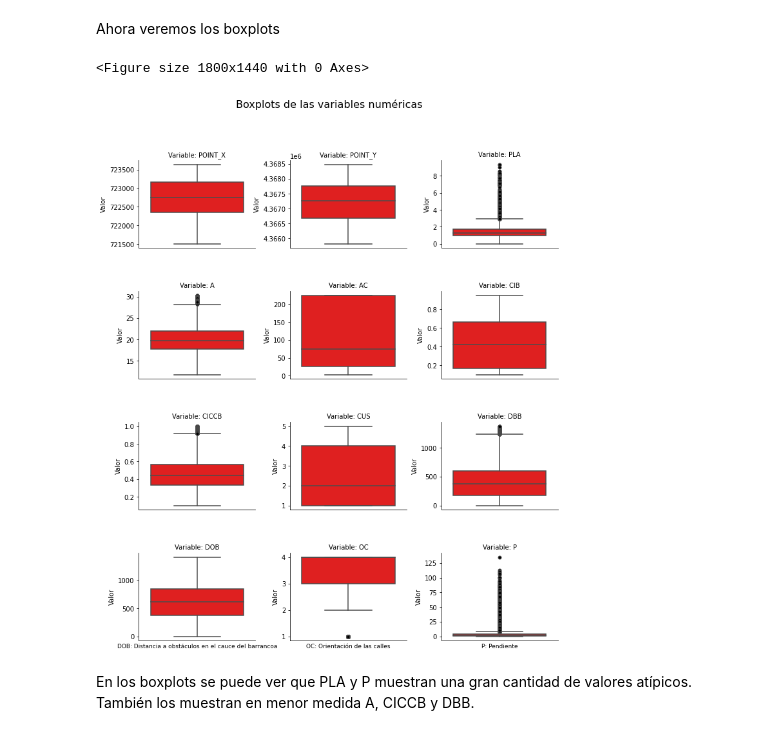
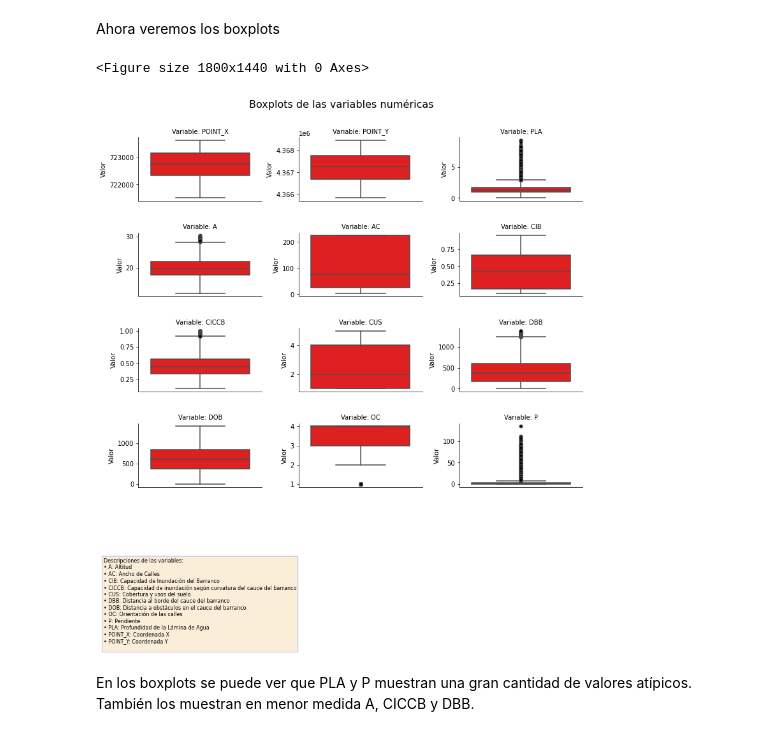
Before and after one commit to hugosuarezglez/En-Peu, a Jupyter notebook: analisis_exploratorio.ipynb, the cells around one changed output. Saved outputs shown, nothing was run; the diff lists cells and outputs as text; code cells hidden in the pictures.

```diff
--- a/analisis_exploratorio.ipynb
+++ b/analisis_exploratorio.ipynb
@@ -85,46 +85,52 @@ g_box = sns.FacetGrid(data_long, col="Variable", col_wrap=3, sharey=False,
 # '_dummy_x_boxplot' va al eje X.
 # 'Valor' va al eje Y.
 g_box.map(sns.boxplot, "_dummy_x_boxplot", "Valor", color="red", flierprops=dict(marker='o', markerfacecolor='black', markersize=5))
 
 # Limpiar las etiquetas y ticks del eje X dummy para que no se vean
 g_box.set_axis_labels("", "Valor") # Pone etiqueta del eje X vacía, Y como "Valor"
 # Iterar sobre cada subplot para quitar los ticks del eje X
+
+
 for ax in g_box.axes.flat:
     ax.set_xticks([]) # Elimina los ticks del eje X
     ax.set_xticklabels([]) # Elimina las etiquetas de los ticks del eje X
+    ax.set_xlabel("") # Asegúrate de que el xlabel esté vacío
+    ax.set_ylabel("Valor") # Vuelve a poner la etiqueta del eje Y
+
+
 
 g_box.set_titles("Variable: {col_name}")
 
-for ax, col_name in zip(g_box.axes.flat, g_box.col_names):
-    # Obtén la descripción de la variable
-    description = variable_descriptions.get(col_name, f"Variable {col_name} (Descripción no disponible)")
-
-    # Establece el xlabel de cada subplot como el pie de foto descriptivo
-    # Este será el "pie de foto"
-    ax.set_xlabel(f'{col_name}: {description}', fontsize=9, labelpad=10) # labelpad para añadir espacio entre el gráfico y el texto
+# --- CREAR LA "LEYENDA" CONSOLIDADA COMO UN BLOQUE DE TEXTO ---
+legend_text = "Descripciones de las variables:\n"
+# Ordenar las variables para una leyenda más legible (opcional)
+sorted_variables = sorted(data_long['Variable'].unique())
+for var_name in sorted_variables:
+    description = variable_descriptions.get(var_name, f"Descripción no disponible para {var_name}")
+    legend_text += f"• {var_name}: {description}\n" # Usamos Markdown para negrita si es compatible con tu backend/visor
 
 
-    # Limpiar las etiquetas y ticks del eje X dummy
-    ax.set_xticks([]) # Elimina los ticks del eje X
-    ax.set_xticklabels([]) # Elimina las etiquetas de los ticks del eje X
+g_box.fig.text(0.02, 0.02, legend_text, ha='left', va='bottom', fontsize=8,
+               bbox=dict(boxstyle="round,pad=0.3", fc="wheat", ec="b", lw=0.5, alpha=0.5),
+               wrap=True) # wrap=True para que el texto se ajuste si es muy largo
 
-    # Asegurarse de que la etiqueta del eje Y sea "Valor" si es necesario
-    ax.set_ylabel("Valor")
+g_box.fig.tight_layout(rect=[0, 0.3, 1, 0.98]) # Ajustado 'bottom' a 0.2
+
 
 g_box.fig.suptitle("Boxplots de las variables numéricas", y=1.02, fontsize=16)
-plt.tight_layout(rect=[0.03, 0.02, 0.97, 0.97])
+#plt.tight_layout(rect=[0.03, 0.02, 0.97, 0.97])
 
 g_box.fig.subplots_adjust(hspace=0.5, wspace=0.3)
 
 # Guardar la figura en el directorio
 plt.savefig('boxplot_analisis_exploratorio.png', bbox_inches='tight', dpi=300)
 
 # Mostrar los boxplots
 
 
 plt.show()
 # %% [output]
 <Figure size 1800x1440 with 0 Axes>
-[figure, old version]
+[figure, new version]
 # %% [markdown]
 En los boxplots se puede ver que PLA y P muestran una gran cantidad de valores atípicos. También los muestran en menor medida A, CICCB y DBB.
```
Also changed, not shown: parts of 1 cell of this notebook, 2 other files.
